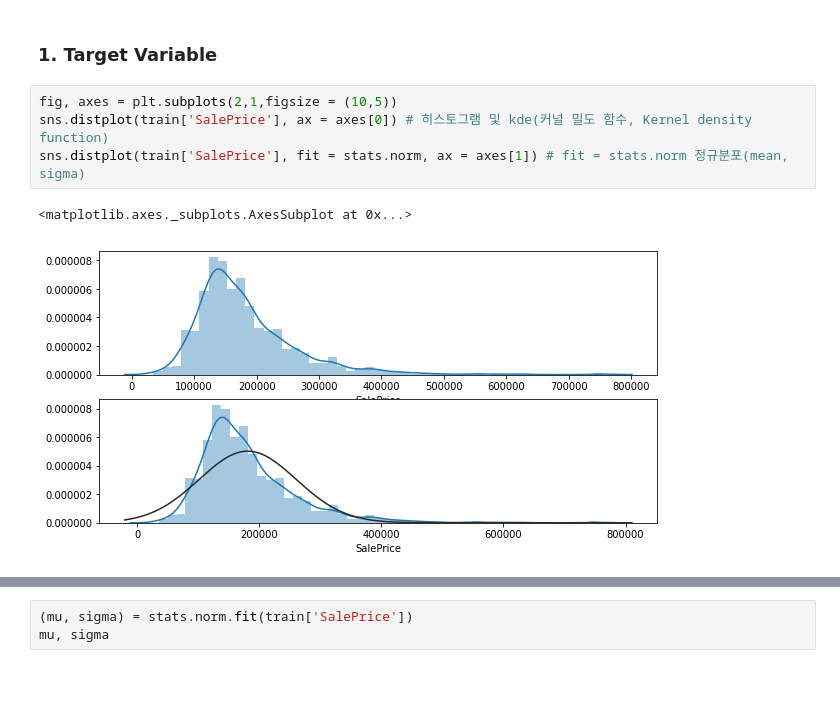
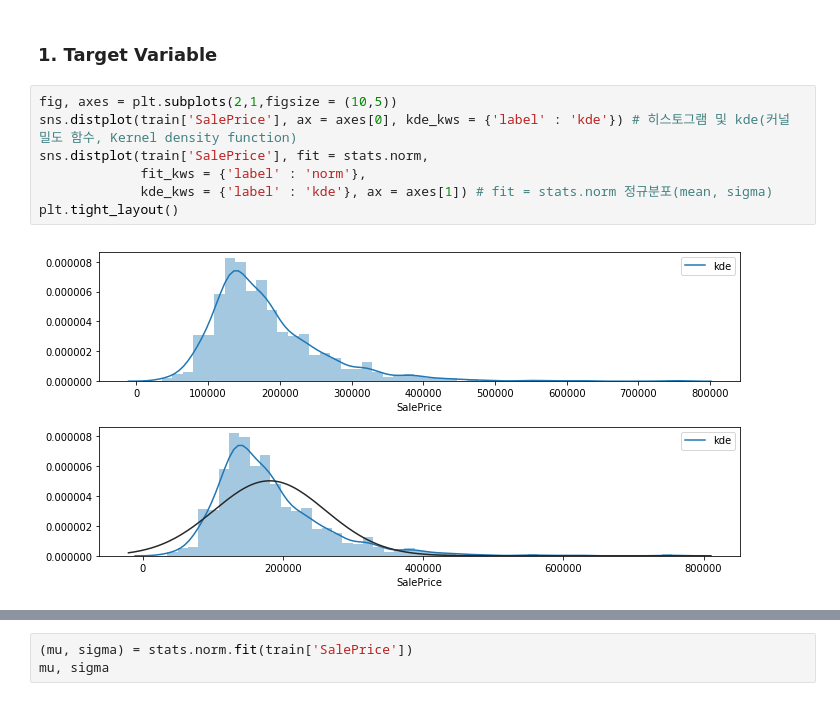
Before and after one commit to gjustin40/Kaggle, a Jupyter notebook: House-Prices/House-Prices.ipynb, the cells around one changed output, grey strips where cells are left out. Saved outputs shown, nothing was run; the diff lists cells and outputs as text.

```diff
--- a/House-Prices/House-Prices.ipynb
+++ b/House-Prices/House-Prices.ipynb
@@ -61,8 +61,10 @@ memory usage: 924.0+ KB
 ### 1. Target Variable
 # %%
 fig, axes = plt.subplots(2,1,figsize = (10,5))
-sns.distplot(train['SalePrice'], ax = axes[0]) # 히스토그램 및 kde(커널 밀도 함수, Kernel density function)
-sns.distplot(train['SalePrice'], fit = stats.norm, ax = axes[1]) # fit = stats.norm 정규분포(mean, sigma)
+sns.distplot(train['SalePrice'], ax = axes[0], kde_kws = {'label' : 'kde'}) # 히스토그램 및 kde(커널 밀도 함수, Kernel density function)
+sns.distplot(train['SalePrice'], fit = stats.norm,
+             fit_kws = {'label' : 'norm'},
+             kde_kws = {'label' : 'kde'}, ax = axes[1]) # fit = stats.norm 정규분포(mean, sigma)
+plt.tight_layout()
 # %% [output]
-<matplotlib.axes._subplots.AxesSubplot at 0x...>
-[figure, old version]
+[figure, new version]
```
Also changed, not shown: parts of 1 cell of this notebook.
